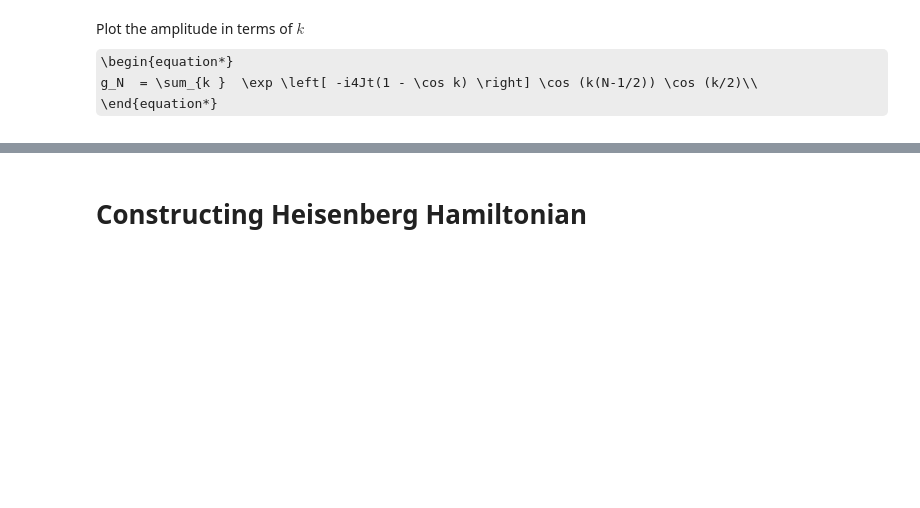
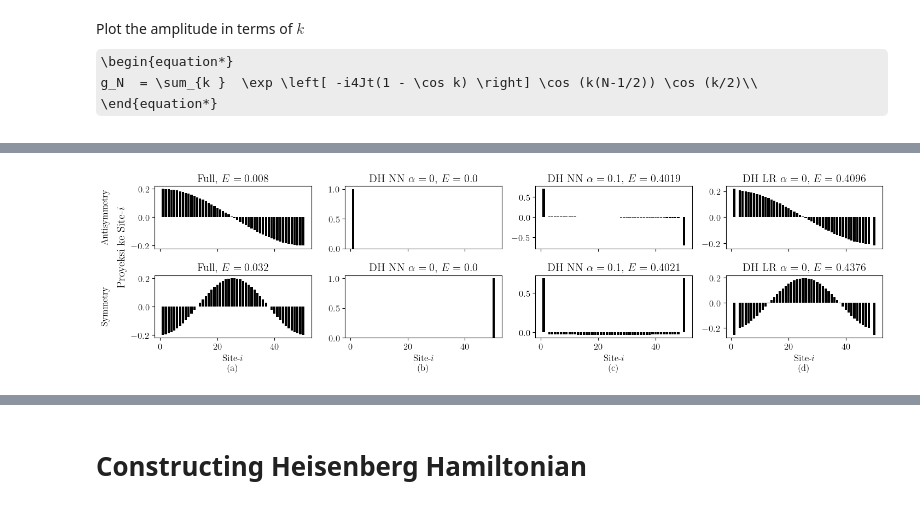
Before and after one commit to JohanesFaustus/QuantumMechanics, a Jupyter notebook: Rss/QM/code/F.ipynb, the cells around one changed output, grey strips where cells are left out. Saved outputs shown, nothing was run; the diff lists cells and outputs as text; code cells hidden in the pictures; some formulas as TeX source; blank space fills up the shorter version.

```diff
--- a/Rss/QM/code/F.ipynb
+++ b/Rss/QM/code/F.ipynb
@@ -712,0 +1842,84 @@ plt.legend()
+# %%
+C = 1
+a = 1
+nu = 10
+B = 0
+# alp = [0,1e-1,1e-2,1e-3,1e-4,]
+alp = [1e-2]
+N = 50
+N_vals = np.arange(N,N+1)
+
+H_long_full = HxLong(N,C,a,nu,B,0)
+H_nn_dh = HxDHLong(N,C,a,100,B,0)
+H_nn_dh_alp = HxDHLong(N,C,a,nu,B,1e-1)
+H_long_lr = HxDHLong(N,C,a,3,B,0)
+
+eigvals_nndh, eigvecs_nndh = np.linalg.eig(H_nn_dh)
+eigvals_nndh_alp, eigvecs_nndh_alp = np.linalg.eig(H_nn_dh_alp)
+eigvals_full, eigvecs_full = np.linalg.eig(H_long_full)
+eigvals_lr, eigvecs_lr = np.linalg.eig(H_long_lr)
+
+idx = np.argsort(eigvals_nndh)
+eigvals_nndh = eigvals_nndh[idx]
+eigvecs_nndh = eigvecs_nndh[:, idx]
+
+idx1 = np.argsort(eigvals_nndh_alp)
+eigvals_nndh_alp = eigvals_nndh_alp[idx1]
+eigvecs_nndh_alp = eigvecs_nndh_alp[:, idx1]
+
+idx2 = np.argsort(eigvals_full)
+eigvals_full = eigvals_full[idx2]
+eigvecs_full = eigvecs_full[:, idx2]
+
+idx3 = np.argsort(eigvals_lr)
+eigvals_lr = eigvals_lr[idx3]
+eigvecs_lr = eigvecs_lr[:, idx3]
+
+idx_range = range(1,3)
+# idx_range = range(len(eigvals_nndh)*0,len(eigvals_nndh))
+fig, ax = plt.subplots(2, 4, figsize=(15, 2*len(idx_range)), sharex=True)
+
+for row, i in enumerate(idx_range):
+    ax[row, 0].bar(
+        1+np.arange(len(eigvecs_full[:, i])),
+        eigvecs_full[:, i],
+        color="black"
+    )
+    ax[row, 0].set_title(fr"Full, $E={eigvals_full[i]:.3f}$")
+    ax[row, 1].bar(
+        1+np.arange(len(eigvecs_nndh[:, i+1])),
+        eigvecs_nndh[:, i+1],
+        color="black"
+    )
+    ax[row, 1].set_title(fr"DH NN $\alpha=0$, $E={eigvals_nndh[i]:.1f}$")
+    ax[row, 2].bar(
+        1+np.arange(len(eigvecs_nndh_alp[:, i])),
+        eigvecs_nndh_alp[:, i],
+        color="black"
+    )
+    ax[row, 2].set_title(fr"DH NN $\alpha=0.1$, $E={eigvals_nndh_alp[i]:.4f}$")
+    ax[row, 3].bar(
+        1+np.arange(len(eigvecs_lr[:, i +2 ])),
+        eigvecs_lr[:, i+2],
+        color="black"
+    )
+    ax[row, 3].set_title(fr"DH LR $\alpha=0$, $E={eigvals_nndh_alp[i+2]:.4f}$")
+
+import string
+
+for i, axi in enumerate(ax[1, :]):
+    axi.set_xlabel(f'Site-$i$\n({string.ascii_lowercase[i]})',)
+    # axi.set_xlabel(f'Site-$i$')
+
+fig.supylabel("Proyeksi ke Site-$i$",x=0.055,y=0.62)
+ax[0, 0].set_ylabel("Antisymmetry",labelpad=28)
+ax[1, 0].set_ylabel("Symmetry",labelpad=28)
+
+plt.tight_layout()
+plt.savefig(f"eigvec_full_dh.pgf")
+# plt.savefig(f"eigvec_full_dh_nu{nu}.png")
+plt.show()
+# print(eigvals_nndh)
+done()
+# %% [output]
+[figure, added]
```
Also changed, not shown: parts of 52 cells of this notebook, 17 other files.
